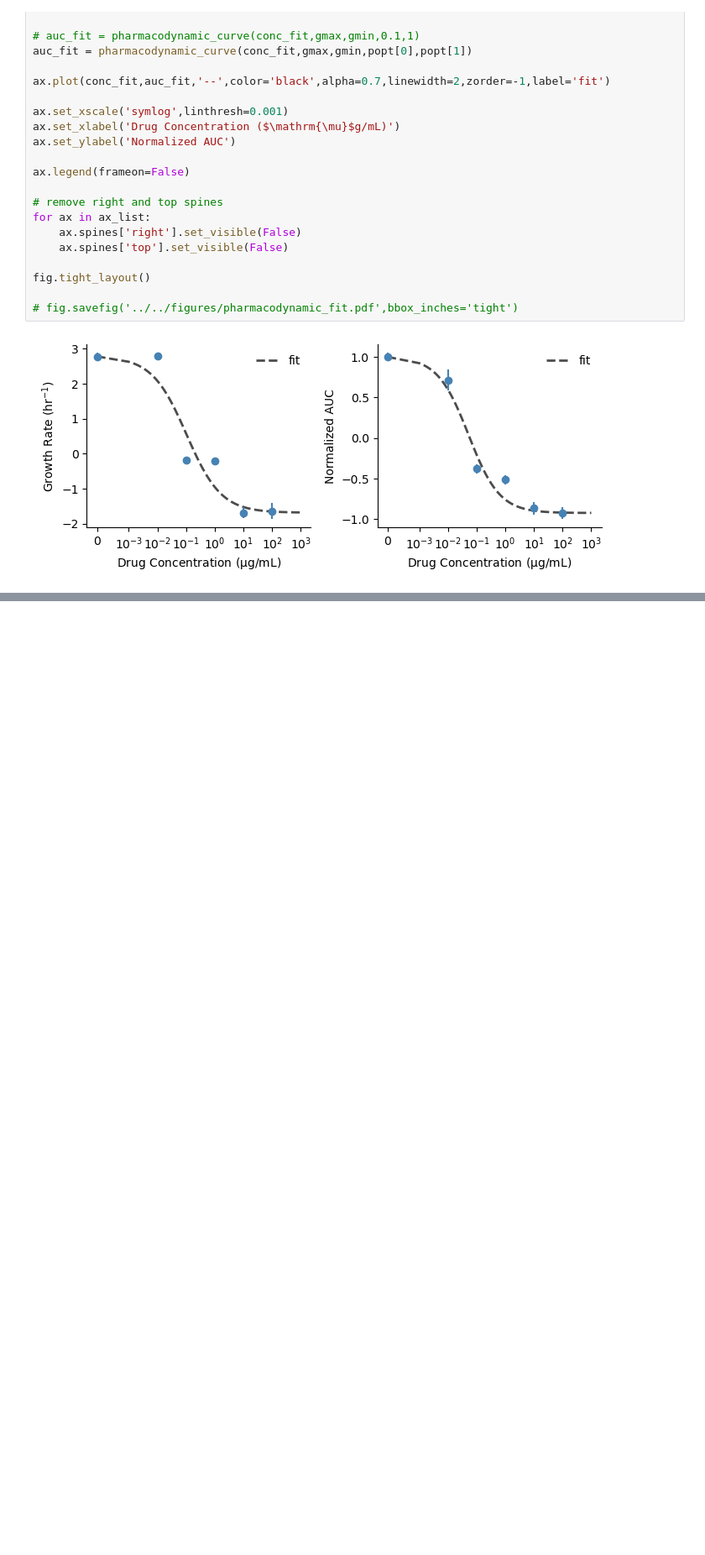
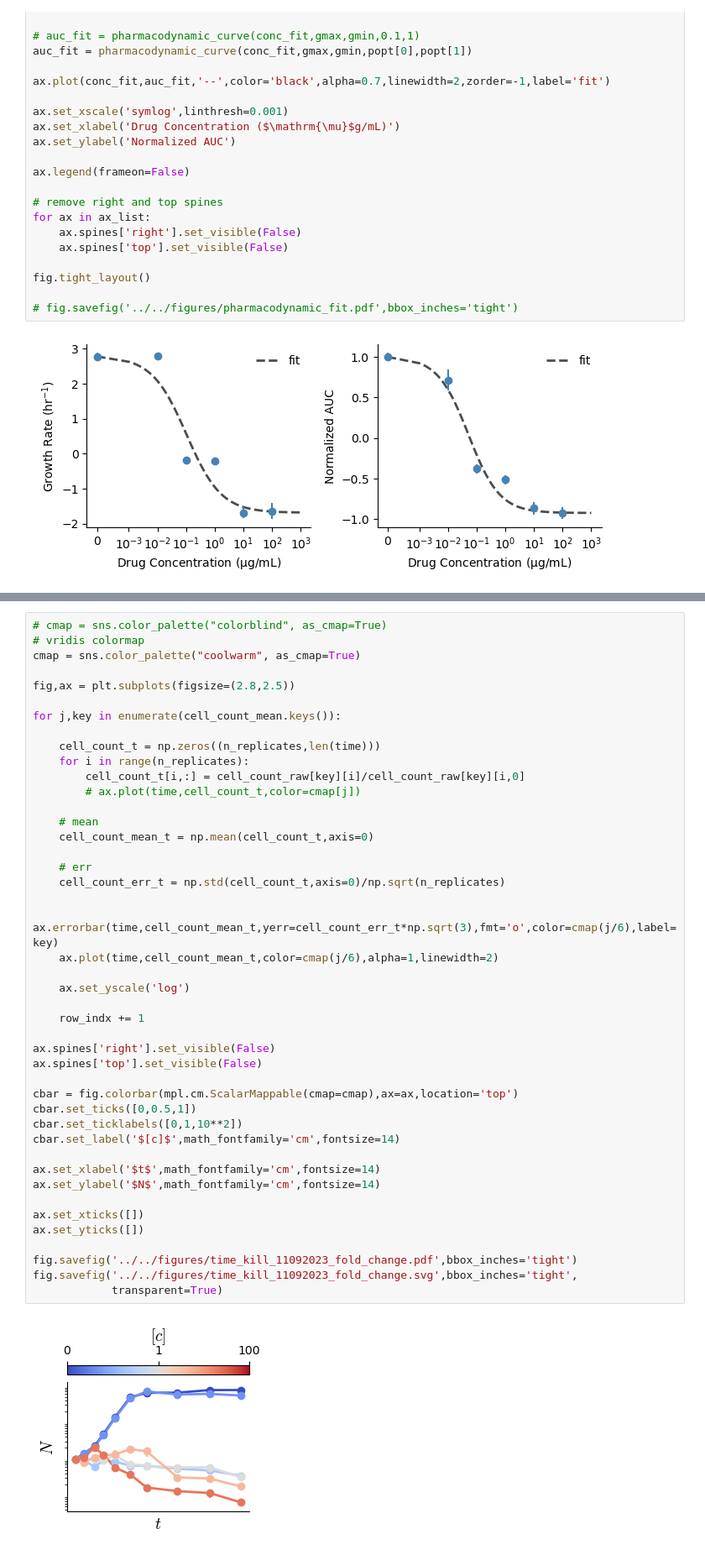
Before and after one commit to eshanking/time-kill-protocol, a Jupyter notebook: data/experiment_code/time_kill_11092023.ipynb, the cells around one changed output, grey strips where cells are left out. Shown: that part at 84% size. Saved outputs shown, nothing was run; the diff lists cells and outputs as text; blank space fills up the shorter version.

```diff
--- a/data/experiment_code/time_kill_11092023.ipynb
+++ b/data/experiment_code/time_kill_11092023.ipynb
@@ -644,0 +647,46 @@ fig.savefig('../../figures/time_kill_11092023_fold_change.pdf',bbox_inches='tigh
+# %%
+# cmap = sns.color_palette("colorblind", as_cmap=True)
+# vridis colormap
+cmap = sns.color_palette("coolwarm", as_cmap=True)
+
+fig,ax = plt.subplots(figsize=(2.8,2.5))
+
+for j,key in enumerate(cell_count_mean.keys()):
+
+    cell_count_t = np.zeros((n_replicates,len(time)))
+    for i in range(n_replicates):
+        cell_count_t[i,:] = cell_count_raw[key][i]/cell_count_raw[key][i,0]
+        # ax.plot(time,cell_count_t,color=cmap[j])
+
+    # mean
+    cell_count_mean_t = np.mean(cell_count_t,axis=0)
+
+    # err
+    cell_count_err_t = np.std(cell_count_t,axis=0)/np.sqrt(n_replicates)
+
+    ax.errorbar(time,cell_count_mean_t,yerr=cell_count_err_t*np.sqrt(3),fmt='o',color=cmap(j/6),label=key)
+    ax.plot(time,cell_count_mean_t,color=cmap(j/6),alpha=1,linewidth=2)
+
+    ax.set_yscale('log')
+
+    row_indx += 1
+
+ax.spines['right'].set_visible(False)
+ax.spines['top'].set_visible(False)
+
+cbar = fig.colorbar(mpl.cm.ScalarMappable(cmap=cmap),ax=ax,location='top')
+cbar.set_ticks([0,0.5,1])
+cbar.set_ticklabels([0,1,10**2])
+cbar.set_label('$[c]$',math_fontfamily='cm',fontsize=14)
+
+ax.set_xlabel('$t$',math_fontfamily='cm',fontsize=14)
+ax.set_ylabel('$N$',math_fontfamily='cm',fontsize=14)
+
+ax.set_xticks([])
+ax.set_yticks([])
+
+fig.savefig('../../figures/time_kill_11092023_fold_change.pdf',bbox_inches='tight')
+fig.savefig('../../figures/time_kill_11092023_fold_change.svg',bbox_inches='tight',
+            transparent=True)
+# %% [output]
+[figure, added]
```
Also changed, not shown: parts of 1 cell of this notebook, 31 other files.
